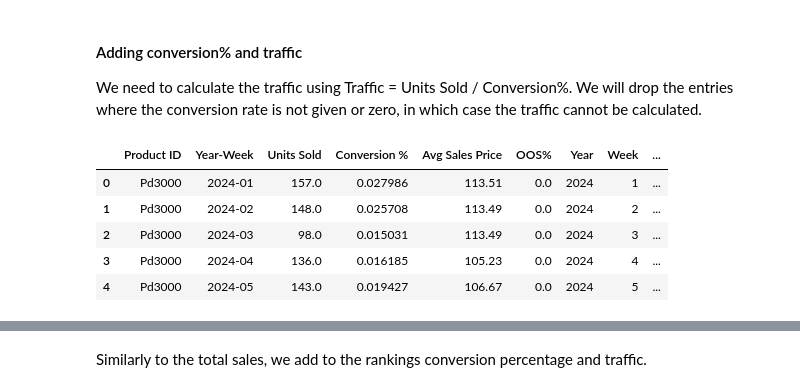
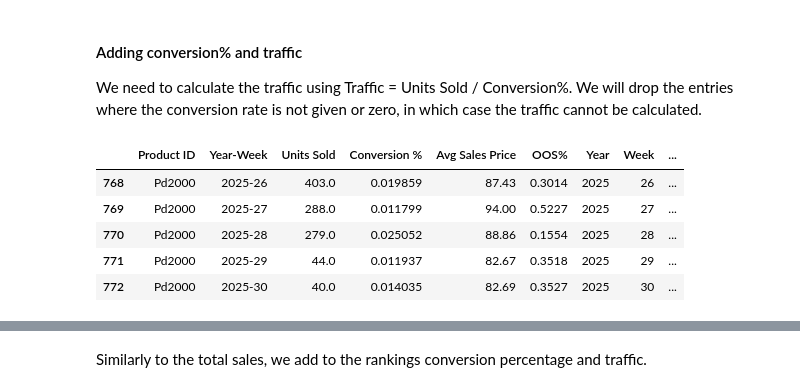
Before and after one commit to kseniyapiven/eCom, a Jupyter notebook: notebooks/analysis.ipynb, the cells around one changed output, grey strips where cells are left out. Cells and saved outputs as stored; diff of their text form; code cells hidden in the pictures.

```diff
--- a/notebooks/analysis.ipynb
+++ b/notebooks/analysis.ipynb
@@ -366,12 +366,13 @@ valid_df = analysis_df.dropna(subset=['Conversion %']).copy()
 valid_df = valid_df[valid_df['Conversion %'] > 0]
 
 valid_df['Traffic'] = (valid_df['Units Sold'] / valid_df['Conversion %']).round().astype(int)
-valid_df.head()
-# %% [output]
-|  | Product ID | Year-Week | Units Sold | Conversion % | Avg Sales Price | OOS% | Year | Week | ... |
-| 0 | Pd3000 | 2024-01 | 157.0 | 0.027986 | 113.51 | 0.0 | 2024 | 1 | ... |
-| 1 | Pd3000 | 2024-02 | 148.0 | 0.025708 | 113.49 | 0.0 | 2024 | 2 | ... |
-| 2 | Pd3000 | 2024-03 | 98.0 | 0.015031 | 113.49 | 0.0 | 2024 | 3 | ... |
-| 3 | Pd3000 | 2024-04 | 136.0 | 0.016185 | 105.23 | 0.0 | 2024 | 4 | ... |
-| 4 | Pd3000 | 2024-05 | 143.0 | 0.019427 | 106.67 | 0.0 | 2024 | 5 | ... |
+# %%
+valid_df.tail()
+# %% [output]
+|  | Product ID | Year-Week | Units Sold | Conversion % | Avg Sales Price | OOS% | Year | Week | ... |
+| 768 | Pd2000 | 2025-26 | 403.0 | 0.019859 | 87.43 | 0.3014 | 2025 | 26 | ... |
+| 769 | Pd2000 | 2025-27 | 288.0 | 0.011799 | 94.00 | 0.5227 | 2025 | 27 | ... |
+| 770 | Pd2000 | 2025-28 | 279.0 | 0.025052 | 88.86 | 0.1554 | 2025 | 28 | ... |
+| 771 | Pd2000 | 2025-29 | 44.0 | 0.011937 | 82.67 | 0.3518 | 2025 | 29 | ... |
+| 772 | Pd2000 | 2025-30 | 40.0 | 0.014035 | 82.69 | 0.3527 | 2025 | 30 | ... |
 # %% [markdown]
```
Also changed, not shown: parts of 4 cells of this notebook.
